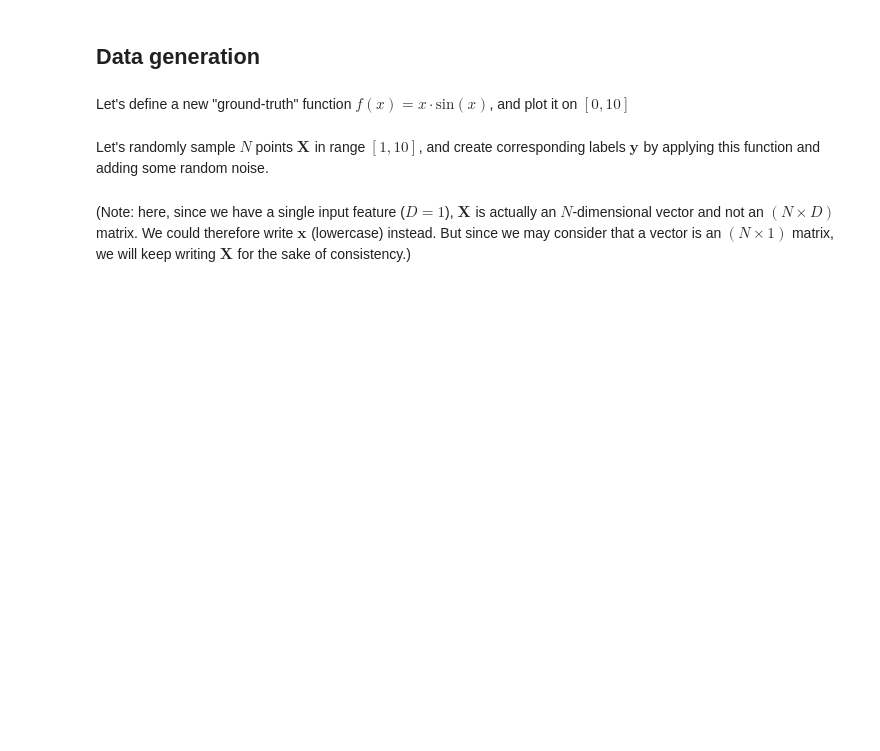
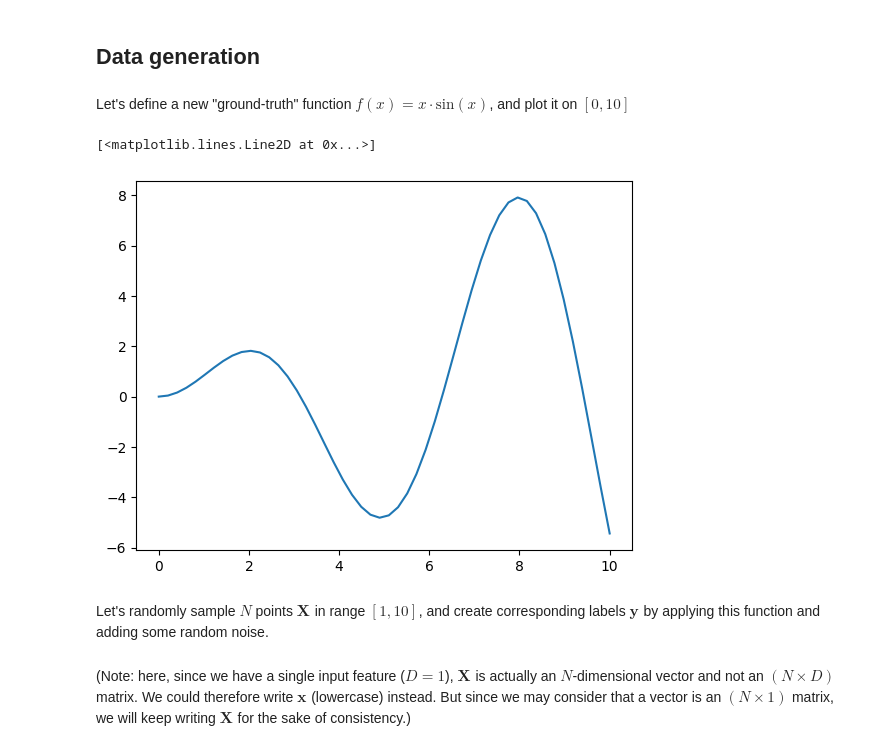
Before and after one commit to audreybvt/ML, a Jupyter notebook: Lab 2 - Linear regression.ipynb, the cells around one changed output. Drawn from its saved outputs; the diff is of its cells as text; code cells hidden in the pictures; blank space fills up the shorter version.

Commit message:
plot sin(x).x

```diff
--- a/Lab 2 - Linear regression.ipynb
+++ b/Lab 2 - Linear regression.ipynb
@@ -296,10 +296,19 @@ Let's define a new "ground-truth" function $f(x) = x \cdot \text{sin}(x)$, and p
 # %%
 def f(x: float) -> float:
     """
     Take an float (or an array of floats as input)
     and apply the corresponding function
     """
-    return np.sin(x) / x
+    return np.sin(x)*x #in the main code it is written sin(x)/X
+
+x = np.linspace(0, 10)
+y = f(x)
+plt.plot(x, y)
+
+#Note that we have here something strange as we want to divide by x but it is said in the exercise that we want x.sin(x)
+# %% [output]
+[<matplotlib.lines.Line2D at 0x...>]
+[figure, added]
 # %% [markdown]
 Let's randomly sample $N$ points $\mathbf{X}_{}$ in range $[1,10]$, and create corresponding labels $\mathbf{y}_{}$ by applying this function and adding some random noise.
 # %% [markdown]
```
